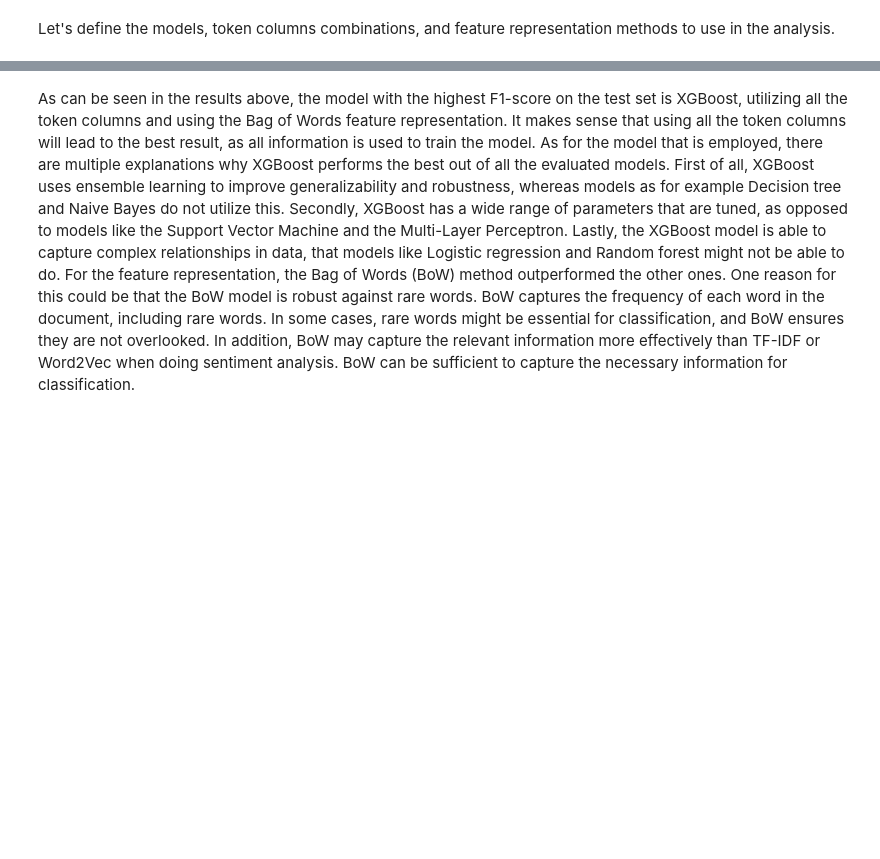
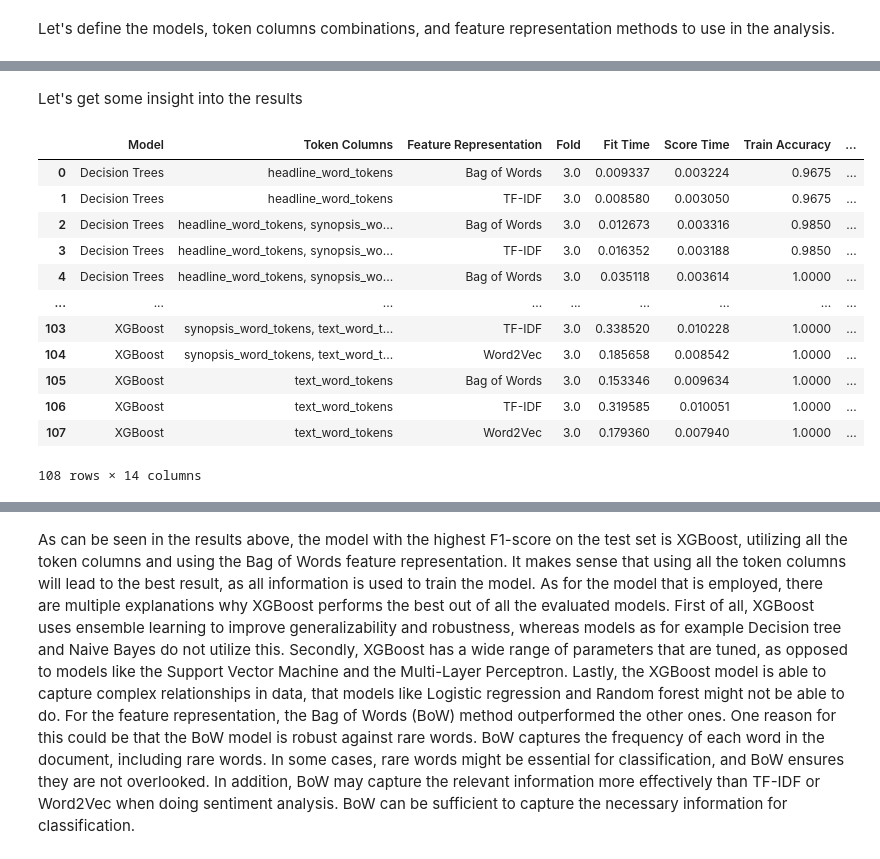
Before and after one commit to rnribeiro/NLP_FEUP, a Jupyter notebook: main.ipynb, the cells around one changed output, grey strips where cells are left out. Cells and saved outputs as stored; diff of their text form; code cells hidden in the pictures; blank space fills up the shorter version.

```diff
--- a/main.ipynb
+++ b/main.ipynb
@@ -450,3 +457,24 @@ results_df
 # %%
 # save the results to a CSV file with the current date in the name
 results_df.to_csv('results/fin_news_sentiment_analysis_results_X_VAl.csv', index=False)
+# %% [markdown]
+Let's get some insight into the results
+# %%
+# calculate the average scores for each model and feature representation method
+average_results = results_df.groupby(['Model', 'Token Columns', 'Feature Representation']).mean().reset_index()
+
+average_results
+# %% [output]
+|  | Model | Token Columns | Feature Representation | Fold | Fit Time | Score Time | Train Accuracy | ... |
+| 0 | Decision Trees | headline_word_tokens | Bag of Words | 3.0 | 0.009337 | 0.003224 | 0.9675 | ... |
+| 1 | Decision Trees | headline_word_tokens | TF-IDF | 3.0 | 0.008580 | 0.003050 | 0.9675 | ... |
+| 2 | Decision Trees | headline_word_tokens, synopsis_wo... | Bag of Words | 3.0 | 0.012673 | 0.003316 | 0.9850 | ... |
+| 3 | Decision Trees | headline_word_tokens, synopsis_wo... | TF-IDF | 3.0 | 0.016352 | 0.003188 | 0.9850 | ... |
+| 4 | Decision Trees | headline_word_tokens, synopsis_wo... | Bag of Words | 3.0 | 0.035118 | 0.003614 | 1.0000 | ... |
+| ... | ... | ... | ... | ... | ... | ... | ... | ... |
+| 103 | XGBoost | synopsis_word_tokens, text_word_t... | TF-IDF | 3.0 | 0.338520 | 0.010228 | 1.0000 | ... |
+| 104 | XGBoost | synopsis_word_tokens, text_word_t... | Word2Vec | 3.0 | 0.185658 | 0.008542 | 1.0000 | ... |
+| 105 | XGBoost | text_word_tokens | Bag of Words | 3.0 | 0.153346 | 0.009634 | 1.0000 | ... |
+| 106 | XGBoost | text_word_tokens | TF-IDF | 3.0 | 0.319585 | 0.010051 | 1.0000 | ... |
+| 107 | XGBoost | text_word_tokens | Word2Vec | 3.0 | 0.179360 | 0.007940 | 1.0000 | ... |
+108 rows × 14 columns
```
Also changed, not shown: parts of 15 cells of this notebook, 1 other file.
